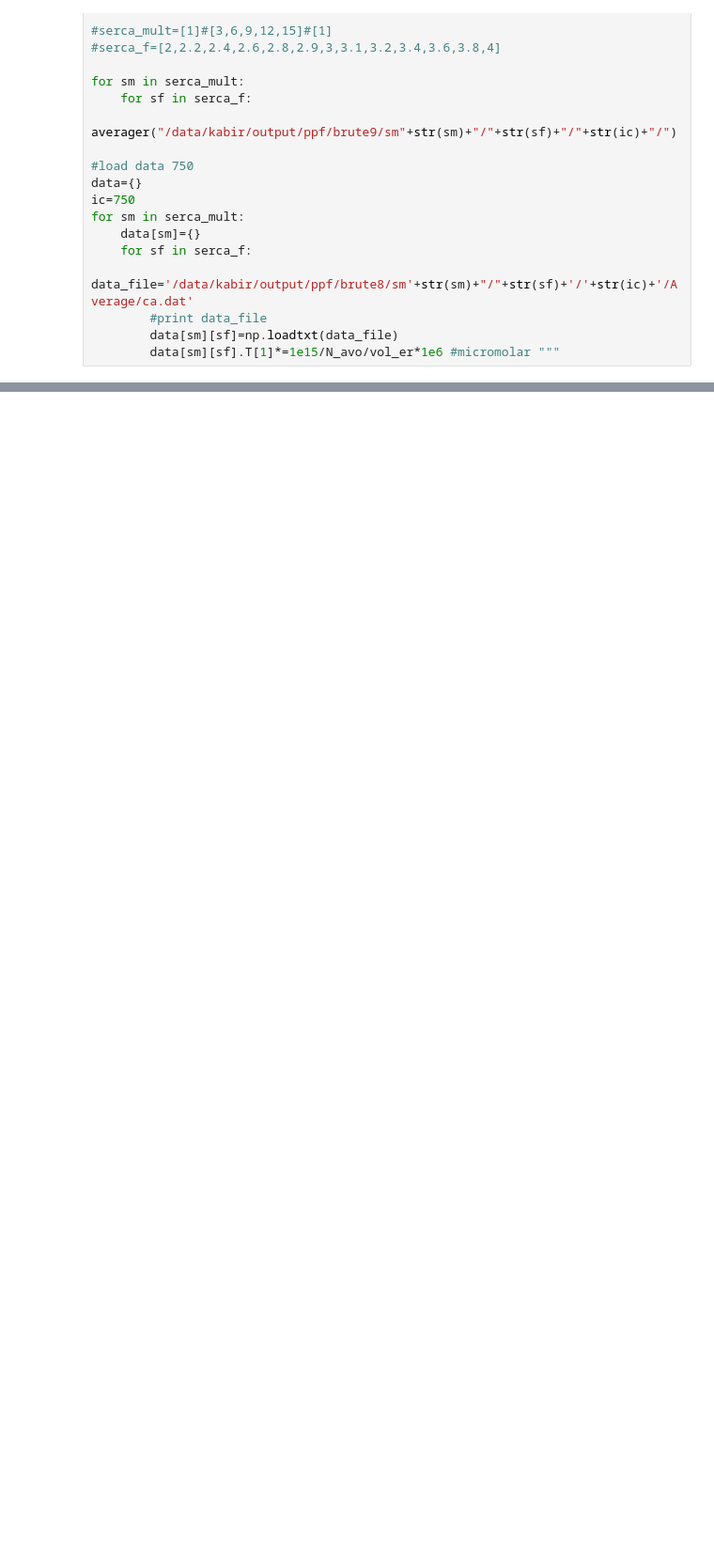
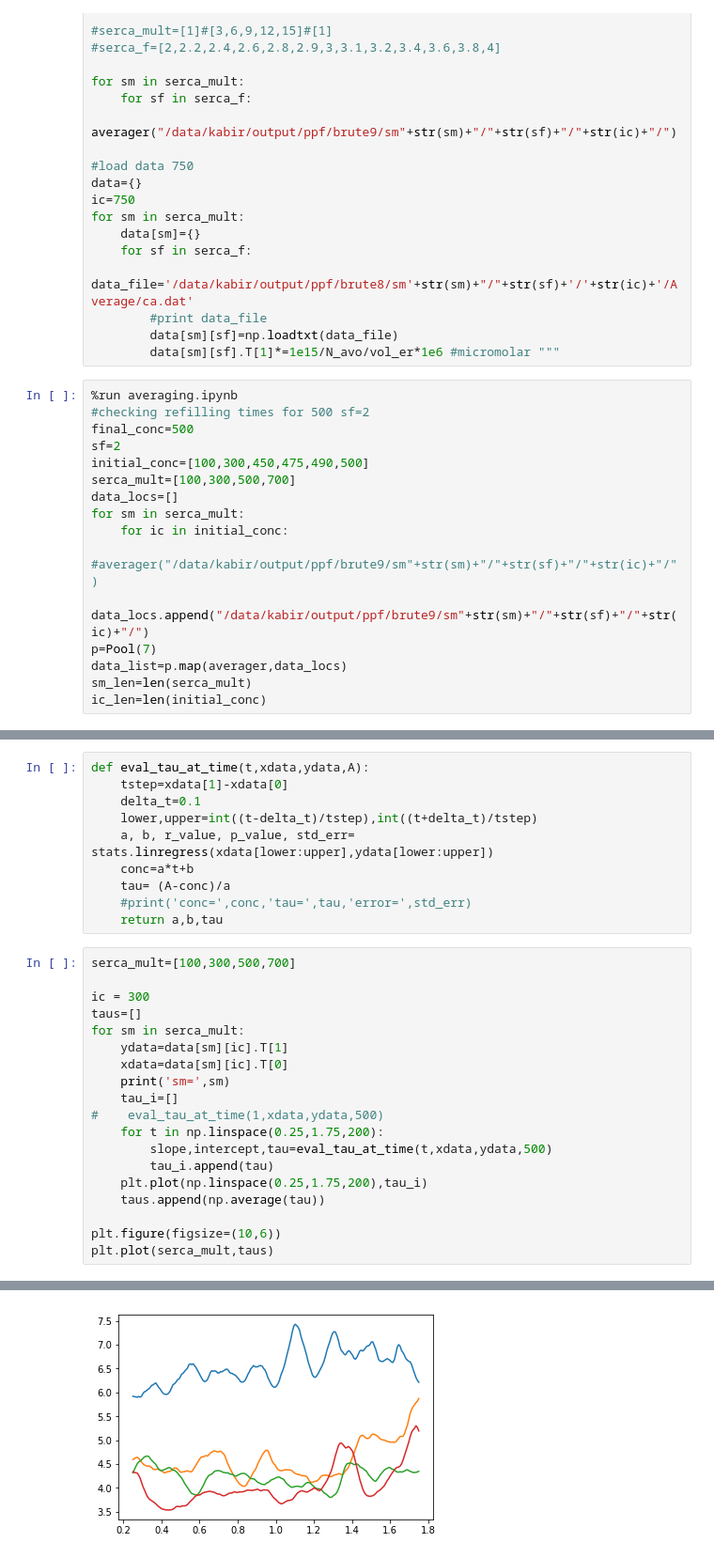
Before and after one commit to KabirDabholkar/tripartiteSynapse, a Jupyter notebook: tools/tools/SERCA brute 6 refilling time.ipynb, the cells around one changed output, grey strips where cells are left out. Shown: that part at 94% size. Saved outputs shown, nothing was run; the diff lists cells and outputs as text; blank space fills up the shorter version.

```diff
--- a/tools/tools/SERCA brute 6 refilling time.ipynb
+++ b/tools/tools/SERCA brute 6 refilling time.ipynb
@@ -168,3 +210,19 @@ for sm in serca_mult:
         #print data_file
         data[sm][sf]=np.loadtxt(data_file)
         data[sm][sf].T[1]*=1e15/N_avo/vol_er*1e6 #micromolar """
+# %%
+%run averaging.ipynb
+#checking refilling times for 500 sf=2
+final_conc=500
+sf=2
+initial_conc=[100,300,450,475,490,500]
+serca_mult=[100,300,500,700]
+data_locs=[]
+for sm in serca_mult:
+    for ic in initial_conc:
+        #averager("/data/kabir/output/ppf/brute9/sm"+str(sm)+"/"+str(sf)+"/"+str(ic)+"/")
+        data_locs.append("/data/kabir/output/ppf/brute9/sm"+str(sm)+"/"+str(sf)+"/"+str(ic)+"/")
+p=Pool(7)
+data_list=p.map(averager,data_locs)
+sm_len=len(serca_mult)
+ic_len=len(initial_conc)
@@ -195,0 +292,30 @@ Text(0,0.5,'ER Ca2+ conc (uM)')
+# %%
+def eval_tau_at_time(t,xdata,ydata,A):
+    tstep=xdata[1]-xdata[0]
+    delta_t=0.1
+    lower,upper=int((t-delta_t)/tstep),int((t+delta_t)/tstep)
+    a, b, r_value, p_value, std_err= stats.linregress(xdata[lower:upper],ydata[lower:upper])
+    conc=a*t+b
+    tau= (A-conc)/a
+    #print('conc=',conc,'tau=',tau,'error=',std_err)
+    return a,b,tau
+# %%
+serca_mult=[100,300,500,700]
+
+ic = 300
+taus=[]
+for sm in serca_mult:
+    ydata=data[sm][ic].T[1]
+    xdata=data[sm][ic].T[0]
+    print('sm=',sm)
+    tau_i=[]
+#    eval_tau_at_time(1,xdata,ydata,500)
+    for t in np.linspace(0.25,1.75,200):
+        slope,intercept,tau=eval_tau_at_time(t,xdata,ydata,500)
+        tau_i.append(tau)
+    plt.plot(np.linspace(0.25,1.75,200),tau_i)
+    taus.append(np.average(tau))
+
+plt.figure(figsize=(10,6))
+plt.plot(serca_mult,taus)
+# %% [output]
@@ -195,0 +327 @@ Text(0,0.5,'ER Ca2+ conc (uM)')
+[figure, added]
```
Also changed, not shown: parts of 10 cells of this notebook, 31 other files.
